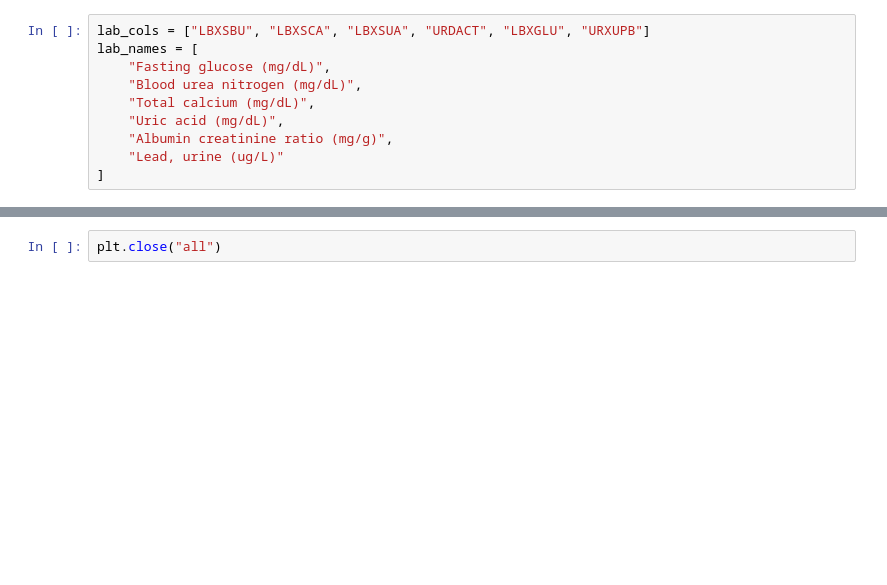
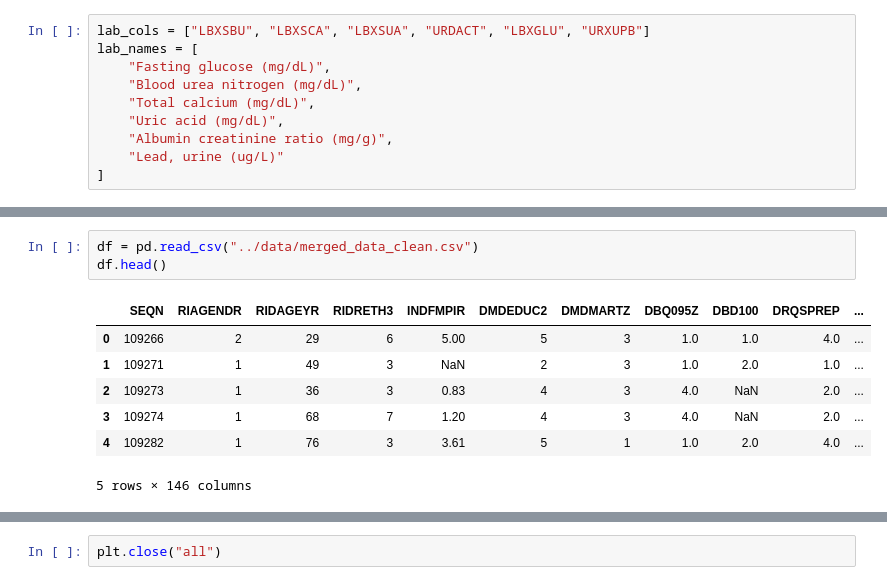
Before and after one commit to dvnguyen02/DATA301-Project, a Jupyter notebook: EDA/background-and-data.ipynb, the cells around one changed output, grey strips where cells are left out. Drawn from its saved outputs; the diff is of its cells as text; blank space fills up the shorter version.

```diff
--- a/EDA/background-and-data.ipynb
+++ b/EDA/background-and-data.ipynb
@@ -459,0 +428,11 @@ Number of people without kidney stones: 49374
+# %%
+df = pd.read_csv("../data/merged_data_clean.csv")
+df.head()
+# %% [output]
+|  | SEQN | RIAGENDR | RIDAGEYR | RIDRETH3 | INDFMPIR | DMDEDUC2 | DMDMARTZ | DBQ095Z | DBD100 | DRQSPREP | ... |
+| 0 | 109266 | 2 | 29 | 6 | 5.00 | 5 | 3 | 1.0 | 1.0 | 4.0 | ... |
+| 1 | 109271 | 1 | 49 | 3 | NaN | 2 | 3 | 1.0 | 2.0 | 1.0 | ... |
+| 2 | 109273 | 1 | 36 | 3 | 0.83 | 4 | 3 | 4.0 | NaN | 2.0 | ... |
+| 3 | 109274 | 1 | 68 | 7 | 1.20 | 4 | 3 | 4.0 | NaN | 2.0 | ... |
+| 4 | 109282 | 1 | 76 | 3 | 3.61 | 5 | 1 | 1.0 | 2.0 | 4.0 | ... |
+5 rows × 146 columns
```
Also changed, not shown: parts of 16 cells of this notebook.
